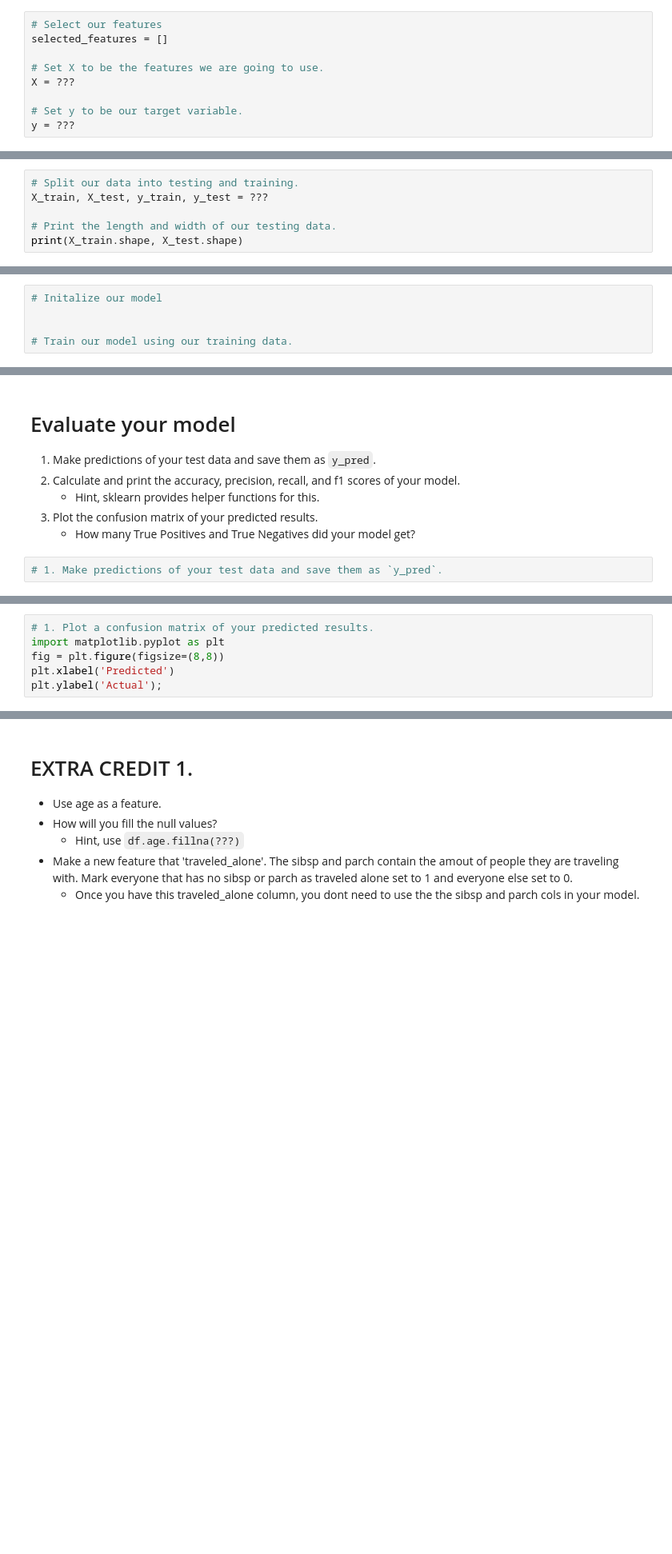
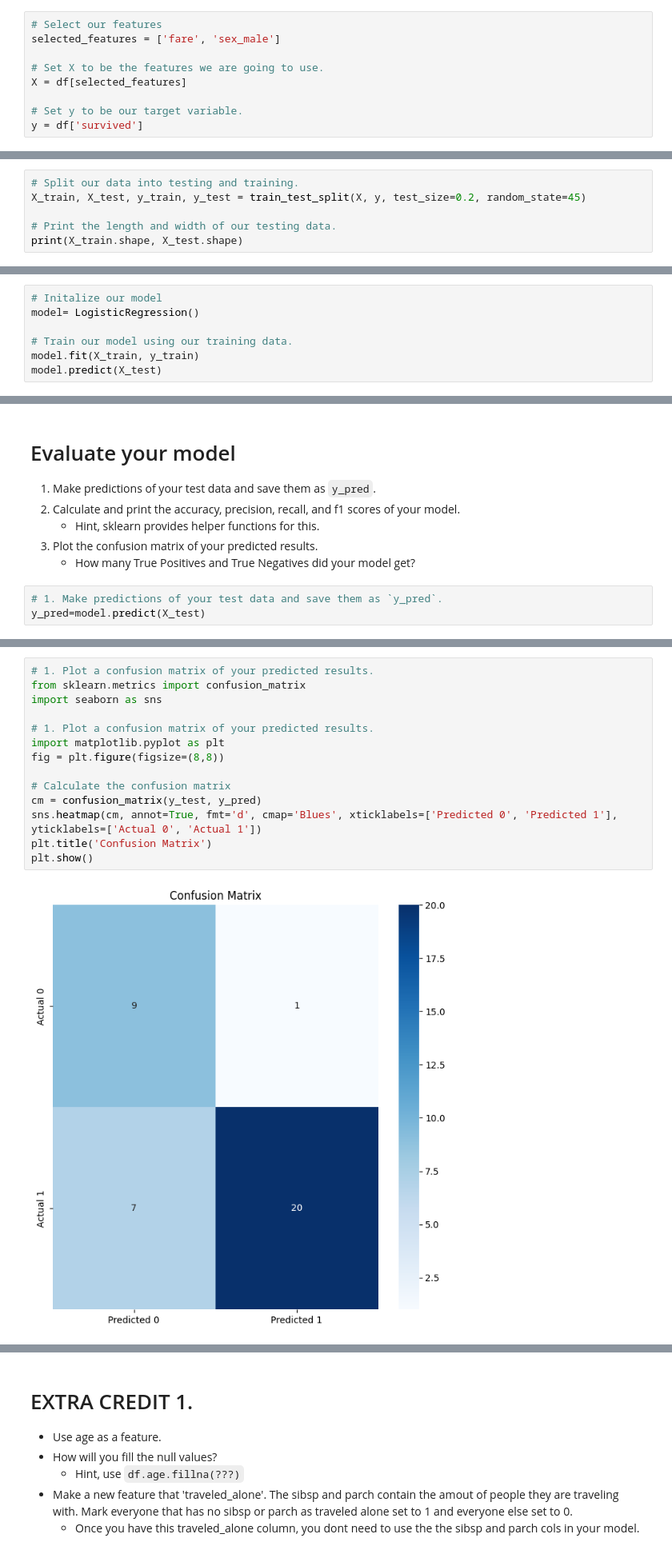
Before and after one commit to joewadk/2024-DS-Wed, a Jupyter notebook: Week-06-Classification/Exercise-jawad.ipynb, the cells around one changed output, grey strips where cells are left out. Shown: that part at 80% size. Cells and saved outputs as stored; diff of their text form; blank space fills up the shorter version.

```diff
--- a/Week-06-Classification/Exercise-jawad.ipynb
+++ b/Week-06-Classification/Exercise-jawad.ipynb
@@ -52,18 +87,18 @@ For your first model, only include use the `fare` and `sex` as features.
    * only include use the `fare` and `sex_male` as features for this model.
 # %%
 # Select our features
-selected_features = []
+selected_features = ['fare', 'sex_male']
 
 # Set X to be the features we are going to use.
-X = ???
+X = df[selected_features]
 
 # Set y to be our target variable.
-y = ???
+y = df['survived']
 # %% [markdown]
 # Split our data into the testing and training groups.
 # %%
 # Split our data into testing and training.
-X_train, X_test, y_train, y_test = ???
+X_train, X_test, y_train, y_test = train_test_split(X, y, test_size=0.2, random_state=45)
 
 # Print the length and width of our testing data.
 print(X_train.shape, X_test.shape)
@@ -74,6 +111,8 @@ print(X_train.shape, X_test.shape)
 * Predict the values of your testing data
 # %%
 # Initalize our model
-
+model= LogisticRegression()
 
 # Train our model using our training data.
+model.fit(X_train, y_train)
+model.predict(X_test)
@@ -86,5 +128,6 @@ print(X_train.shape, X_test.shape)
     * How many True Positives and True Negatives did your model get?
 # %%
 # 1. Make predictions of your test data and save them as `y_pred`.
+y_pred=model.predict(X_test)
 # %%
 # 2. Calculate and print the accuracy, precision, recall, and f1 scores of your model.
@@ -108,8 +159,18 @@ print('F1 Score %f' % f1)
 # %%
+# 1. Plot a confusion matrix of your predicted results.
+from sklearn.metrics import confusion_matrix
+import seaborn as sns
+
 # 1. Plot a confusion matrix of your predicted results.
 import matplotlib.pyplot as plt
 fig = plt.figure(figsize=(8,8))
-plt.xlabel('Predicted')
-plt.ylabel('Actual');
+
+# Calculate the confusion matrix
+cm = confusion_matrix(y_test, y_pred)
+sns.heatmap(cm, annot=True, fmt='d', cmap='Blues', xticklabels=['Predicted 0', 'Predicted 1'], yticklabels=['Actual 0', 'Actual 1'])
+plt.title('Confusion Matrix')
+plt.show()
+# %% [output]
+[figure, added]
 # %%
 # How many True Positives and True Negatives did your model get?
```
Also changed, not shown: parts of 13 cells of this notebook.
